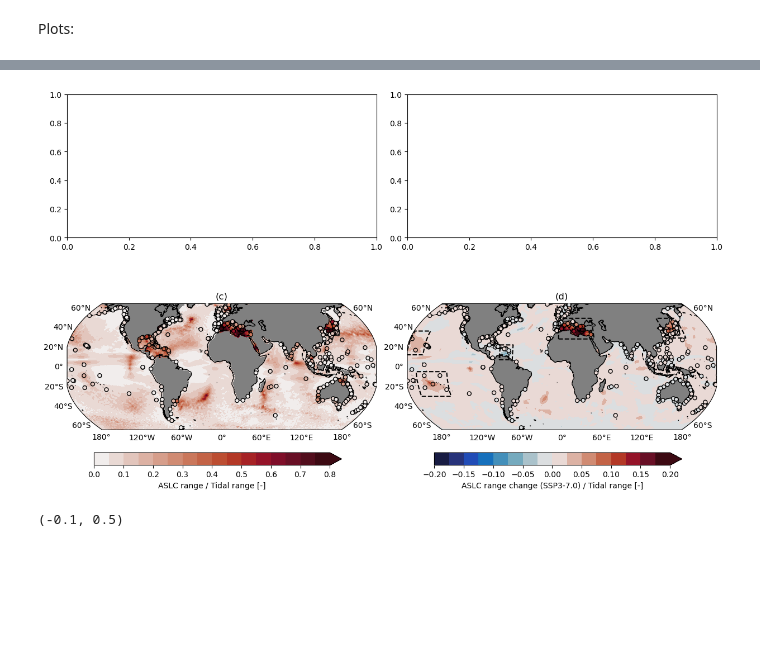
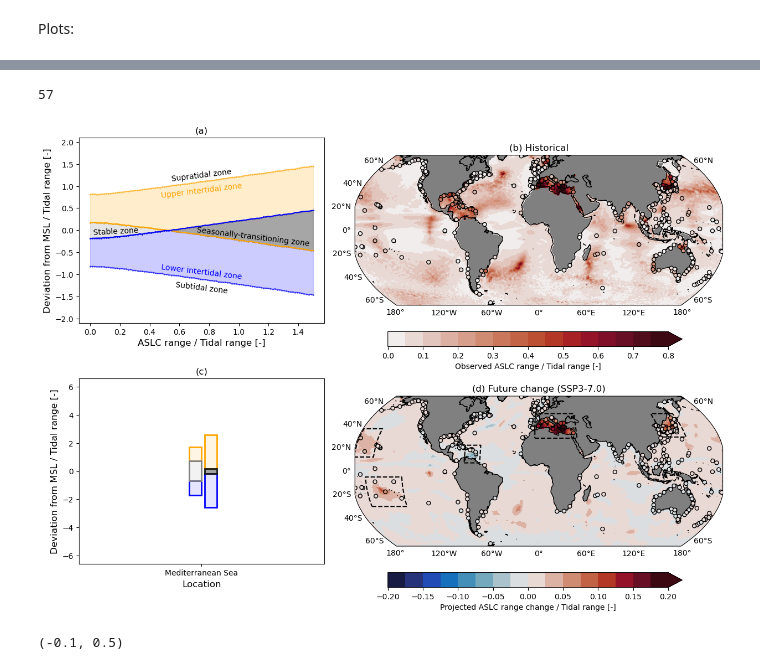
Before and after one commit to Timh37/aslc_intertidal, a Jupyter notebook: src/plot_aslc_to_tr.ipynb, the cells around one changed output, grey strips where cells are left out. Cells and saved outputs as stored; diff of their text form; code cells hidden in the pictures; blank space fills up the shorter version.

Commit message:
adapted to combine gregs and my plots

```diff
--- a/src/plot_aslc_to_tr.ipynb
+++ b/src/plot_aslc_to_tr.ipynb
@@ -40,17 +45,17 @@ def add_global_map_subplot(fig,da,gridspec,vmin,vmax,cmap,subplot_title,hatch_co
 #open input datasets
 ssp='ssp370'
 
-psmsl_range   = xr.open_dataset('psmsl_mean_alsc_range.nc').monmean
-sla_ibe_range = xr.open_dataset('allsat_l4_duacs_sla_1993-2023_0.125deg_mean_alsc_range.nc').sla
+psmsl_range   = xr.open_dataset('data/aslc_vs_tr/psmsl_mean_alsc_range.nc').monmean
+sla_ibe_range = xr.open_dataset('data/aslc_vs_tr/allsat_l4_duacs_sla_1993-2023_0.125deg_mean_alsc_range.nc').sla
 
-tr_at_tgs   = xr.open_dataset('eot20_tr_at_psmsl.nc').tidal_range
-tr_at_duacs = xr.open_dataset('eot20_tr_at_duacs.nc').tidal_range
+tr_at_tgs   = xr.open_dataset('data/aslc_vs_tr/eot20_tr_at_psmsl.nc').tidal_range
+tr_at_duacs = xr.open_dataset('data/aslc_vs_tr/eot20_tr_at_duacs.nc').tidal_range
 
-hist_range      = xr.open_dataset('hist_aslc_range_memmean_median.nc').zos_ibe
-hist_range_tgs  = xr.open_dataset('hist_aslc_range_memmean_median_tgs.nc').zos_ibe
-drange          = xr.open_dataset('d_aslc_range_memmean_median_'+ssp+'.nc').zos_ibe
-drange_tgs      = xr.open_dataset('d_aslc_range_memmean_median_'+ssp+'_tgs.nc').zos_ibe
-drange_at_duacs = xr.open_dataset('d_aslc_range_memmean_median_'+ssp+'_at_duacs.nc').zos_ibe
+hist_range      = xr.open_dataset('data/aslc_vs_tr/hist_aslc_range_memmean_median.nc').zos_ibe
+hist_range_tgs  = xr.open_dataset('data/aslc_vs_tr/hist_aslc_range_memmean_median_tgs.nc').zos_ibe
+drange          = xr.open_dataset('data/aslc_vs_tr/d_aslc_range_memmean_median_'+ssp+'.nc').zos_ibe
+drange_tgs      = xr.open_dataset('data/aslc_vs_tr/d_aslc_range_memmean_median_'+ssp+'_tgs.nc').zos_ibe
+drange_at_duacs = xr.open_dataset('data/aslc_vs_tr/d_aslc_range_memmean_median_'+ssp+'_at_duacs.nc').zos_ibe
 # %% [markdown]
 Plots:
 # %%
@@ -95,19 +98,23 @@ fig.show()
 # %%
-fig = plt.figure(figsize=(15,8))
-gs1 = fig.add_gridspec(2,2,hspace=.4,wspace=.1) #define subplot grid
+fig = plt.figure(figsize=(15,10))
+gs1 = fig.add_gridspec(2,2,hspace=.3,wspace=.1,width_ratios=[1,1.5]) #define subplot grid
 
 
 #(a) mean intertidal zones width as function of tidal range
 ax = fig.add_subplot(gs1[0,0])
+figure_2.figure_2a(ax,path_bin = './bin/figure_2/figure_2a.npy', path_png = None, run = False)
+ax.set_title('(a)')
 
 #(b) width change at specific locations
-ax = fig.add_subplot(gs1[0,1])
+ax = fig.add_subplot(gs1[1,0])
+figure_2.figure_2b(ax,path_csv = 'data/ticon/TICON.txt', path_png = None)
+ax.set_title('(c)')
 
 #(c) plot historical ASLC range divided by tidal range
 amp_discrete = matplotlib.colors.LinearSegmentedColormap.from_list('Custom cmap',  [cmocean.cm.amp(i) for i in range(cmocean.cm.amp.N)], 16) #define discrete colormap
 
 fig,ax = add_global_map_subplot(fig,sla_ibe_range/tr_at_duacs,
-                                 gs1[1,0],0,.8,amp_discrete,'(c)',None,'below','ASLC range / Tidal range [-]','max')
+                                 gs1[0,1],0,.8,amp_discrete,'(b) Historical',None,'below','Observed ASLC range / Tidal range [-]','max')
 s1=ax.scatter(hist_range_tgs.lon,hist_range_tgs.lat,c=psmsl_range/tr_at_tgs,
                vmin=0,vmax=.8,cmap=amp_discrete,edgecolor='black',s=25,marker='o',transform=ccrs.PlateCarree(),zorder=5)
 ax.set_facecolor("grey")
@@ -117,38 +124,39 @@ ax.set_facecolor("grey")
 balance_discrete = matplotlib.colors.LinearSegmentedColormap.from_list('Custom cmap',  [cmocean.cm.balance(i) for i in range(cmocean.cm.balance.N)], 16)
 
 fig,ax = add_global_map_subplot(fig,drange_at_duacs/tr_at_duacs,
-                                 gs1[1,1],-.2,.2,balance_discrete,'(d)',None,'below','ASLC range change (SSP3-7.0) / Tidal range [-]','max')
+                                 gs1[1,1],-.2,.2,balance_discrete,'(d) Future change (SSP3-7.0)',None,'below','Projected ASLC range change / Tidal range [-]','max')
 s1=ax.scatter(hist_range_tgs.lon,hist_range_tgs.lat,c=drange_tgs/tr_at_tgs,
                vmin=-.2,vmax=.2,cmap=balance_discrete,edgecolor='black',s=25,marker='o',transform=ccrs.PlateCarree(),zorder=5)
 
 ax.set_facecolor("grey")
 
 #draw rectangles around regions of large changes relative to the tidal range
 ax.plot([-4, 38, 38, -4, -4], [28, 28, 49, 49, 28],
          color='black', linewidth=1.5,linestyle='dashed',
          transform=ccrs.PlateCarree(),zorder=8, #remove this line to get straight lines
          )
 
 ax.plot([-72, -57, -57, -72, -72], [7, 7, 22, 22, 7],
          color='black', linewidth=1.5,linestyle='dashed',
          transform=ccrs.PlateCarree(),zorder=8, #remove this line to get straight lines
          )
 
 ax.plot([-167, -132, -132, -167, -167], [-30, -30, -5, -5, -30],
          color='black', linewidth=1.5,linestyle='dashed',
          transform=ccrs.PlateCarree(),zorder=8, #remove this line to get straight lines
          )
 
 ax.plot([-179, -160, -160, -179, -179], [12, 12, 36, 36, 12],
          color='black', linewidth=1.5,linestyle='dashed',
          transform=ccrs.PlateCarree(),zorder=8, #remove this line to get straight lines
          )
 
 ax.plot([123, 147, 147, 123, 123], [29, 29, 49, 49, 29],
          color='black', linewidth=1.5,linestyle='dashed',
          transform=ccrs.PlateCarree(),zorder=8, #remove this line to get straight lines
          )
 fig.show()
 # %% [output]
+57
-[figure, old version]
+[figure, new version]
 # %%
```
Also changed, not shown: parts of 3 cells of this notebook, 2 other files.
